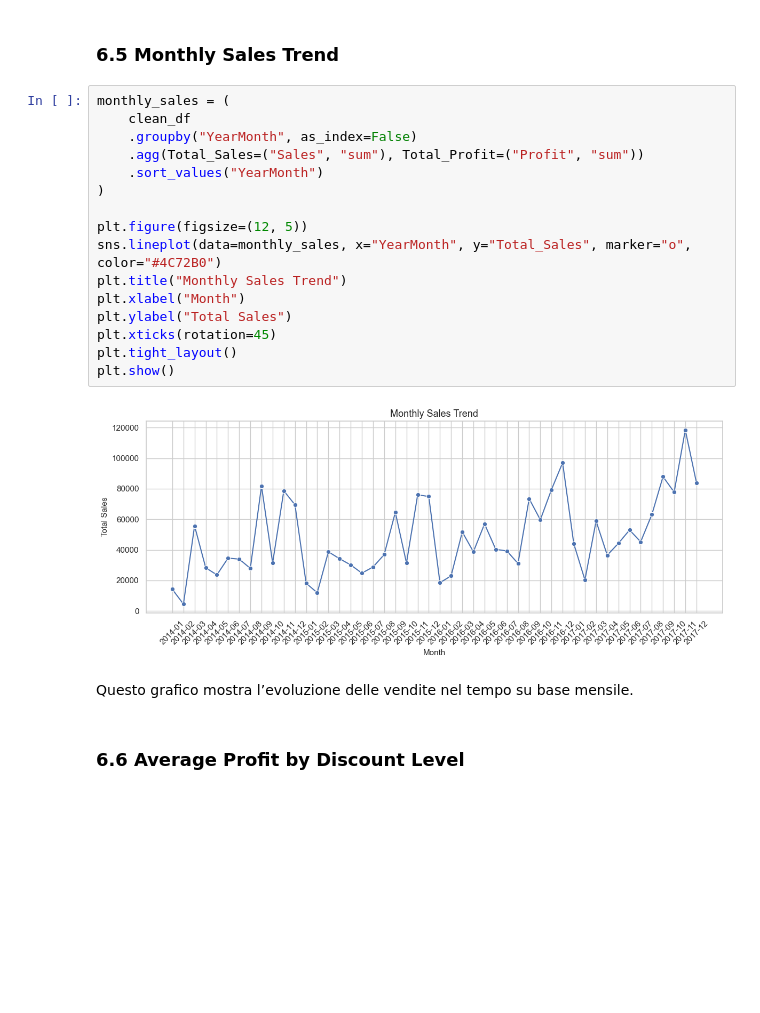
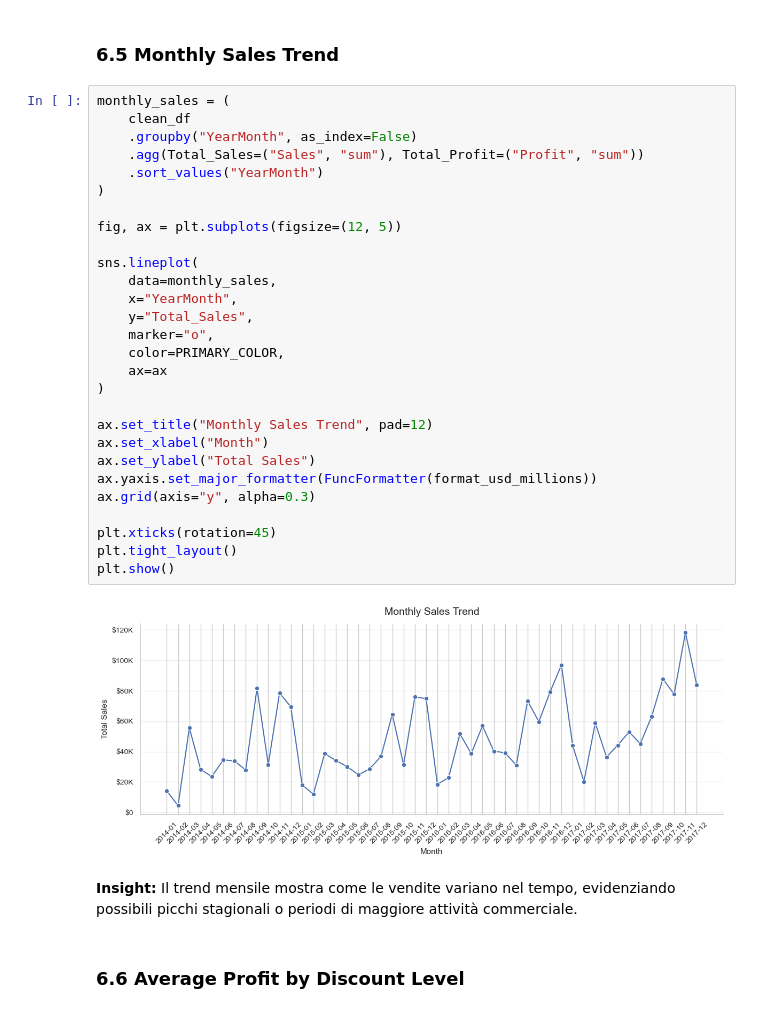
Before and after one commit to Victorrodas98/superstore-analysis-project-develhope, a Jupyter notebook: analysis_superstore_v3.ipynb, the cells around one changed output. Saved outputs shown, nothing was run; the diff lists cells and outputs as text; blank space fills up the shorter version.

```diff
--- a/analysis_superstore_v3.ipynb
+++ b/analysis_superstore_v3.ipynb
@@ -418,24 +500,36 @@ La heatmap aiuta ad osservare le relazioni principali tra variabili numeriche co
 # %% [markdown]
 ### 6.5 Monthly Sales Trend
-# %%
-monthly_sales = (
-    clean_df
-    .groupby("YearMonth", as_index=False)
-    .agg(Total_Sales=("Sales", "sum"), Total_Profit=("Profit", "sum"))
-    .sort_values("YearMonth")
-)
-
-plt.figure(figsize=(12, 5))
-sns.lineplot(data=monthly_sales, x="YearMonth", y="Total_Sales", marker="o", color="#4C72B0")
-plt.title("Monthly Sales Trend")
-plt.xlabel("Month")
-plt.ylabel("Total Sales")
-plt.xticks(rotation=45)
-plt.tight_layout()
-plt.show()
-# %% [output]
-[figure, removed]
+# %%
+monthly_sales = (
+    clean_df
+    .groupby("YearMonth", as_index=False)
+    .agg(Total_Sales=("Sales", "sum"), Total_Profit=("Profit", "sum"))
+    .sort_values("YearMonth")
+)
+
+fig, ax = plt.subplots(figsize=(12, 5))
+
+sns.lineplot(
+    data=monthly_sales,
+    x="YearMonth",
+    y="Total_Sales",
+    marker="o",
+    color=PRIMARY_COLOR,
+    ax=ax
+)
+
+ax.set_title("Monthly Sales Trend", pad=12)
+ax.set_xlabel("Month")
+ax.set_ylabel("Total Sales")
+ax.yaxis.set_major_formatter(FuncFormatter(format_usd_millions))
+ax.grid(axis="y", alpha=0.3)
+
+plt.xticks(rotation=45)
+plt.tight_layout()
+plt.show()
+# %% [output]
+[figure, added]
 # %% [markdown]
-Questo grafico mostra l’evoluzione delle vendite nel tempo su base mensile.
+**Insight:** Il trend mensile mostra come le vendite variano nel tempo, evidenziando possibili picchi stagionali o periodi di maggiore attività commerciale.
 # %% [markdown]
 ### 6.6 Average Profit by Discount Level
```
Also changed, not shown: parts of 28 cells of this notebook, 2 other files.
